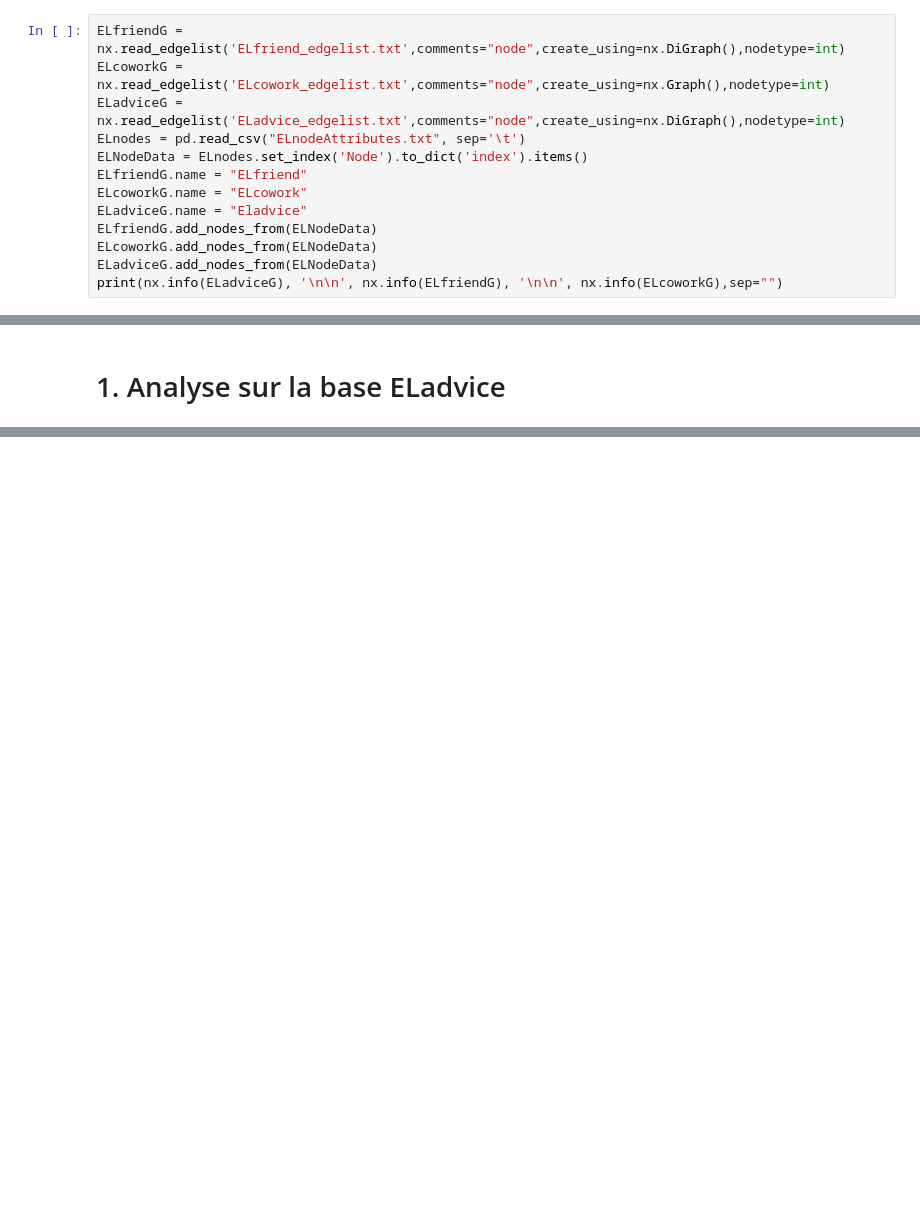
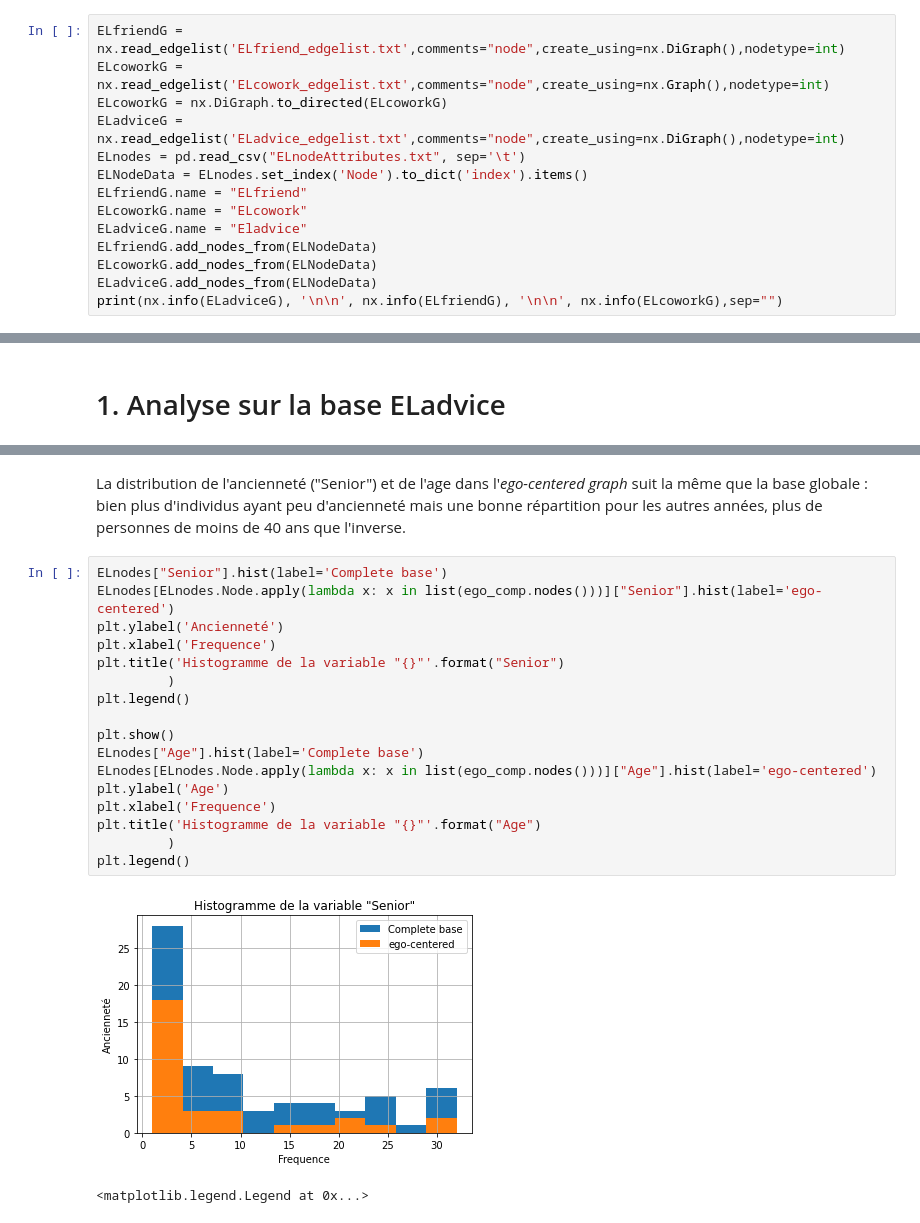
Before and after one commit to ARKEnsae/DM_Analyse_Reseaux, a Jupyter notebook: CC3/CC3_AQLT.ipynb, the cells around one changed output, grey strips where cells are left out. Drawn from its saved outputs; the diff is of its cells as text; blank space fills up the shorter version.

```diff
--- a/CC3/CC3_AQLT.ipynb
+++ b/CC3/CC3_AQLT.ipynb
@@ -10,6 +11,7 @@ import numpy as np
 # %%
 ELfriendG = nx.read_edgelist('ELfriend_edgelist.txt',comments="node",create_using=nx.DiGraph(),nodetype=int)
 ELcoworkG = nx.read_edgelist('ELcowork_edgelist.txt',comments="node",create_using=nx.Graph(),nodetype=int)
+ELcoworkG = nx.DiGraph.to_directed(ELcoworkG)
 ELadviceG = nx.read_edgelist('ELadvice_edgelist.txt',comments="node",create_using=nx.DiGraph(),nodetype=int)
 ELnodes = pd.read_csv("ELnodeAttributes.txt", sep='\t')
 ELNodeData = ELnodes.set_index('Node').to_dict('index').items()
@@ -414,0 +431,22 @@ print(nx.transitivity(Ego210WUG))
+# %% [markdown]
+La distribution de l'ancienneté ("Senior") et de l'age dans l'*ego-centered graph* suit la même que la base globale : bien plus d'individus ayant peu d'ancienneté mais une bonne répartition pour les autres années, plus de personnes de moins de 40 ans que l'inverse.
+# %%
+ELnodes["Senior"].hist(label='Complete base')
+ELnodes[ELnodes.Node.apply(lambda x: x in list(ego_comp.nodes()))]["Senior"].hist(label='ego-centered')
+plt.ylabel('Ancienneté')
+plt.xlabel('Frequence')
+plt.title('Histogramme de la variable "{}"'.format("Senior")
+         )
+plt.legend()
+
+plt.show()
+ELnodes["Age"].hist(label='Complete base')
+ELnodes[ELnodes.Node.apply(lambda x: x in list(ego_comp.nodes()))]["Age"].hist(label='ego-centered')
+plt.ylabel('Age')
+plt.xlabel('Frequence')
+plt.title('Histogramme de la variable "{}"'.format("Age")
+         )
+plt.legend()
+# %% [output]
+[figure, added]
+<matplotlib.legend.Legend at 0x...>
```
Also changed, not shown: parts of 79 cells of this notebook, 2 other files.
